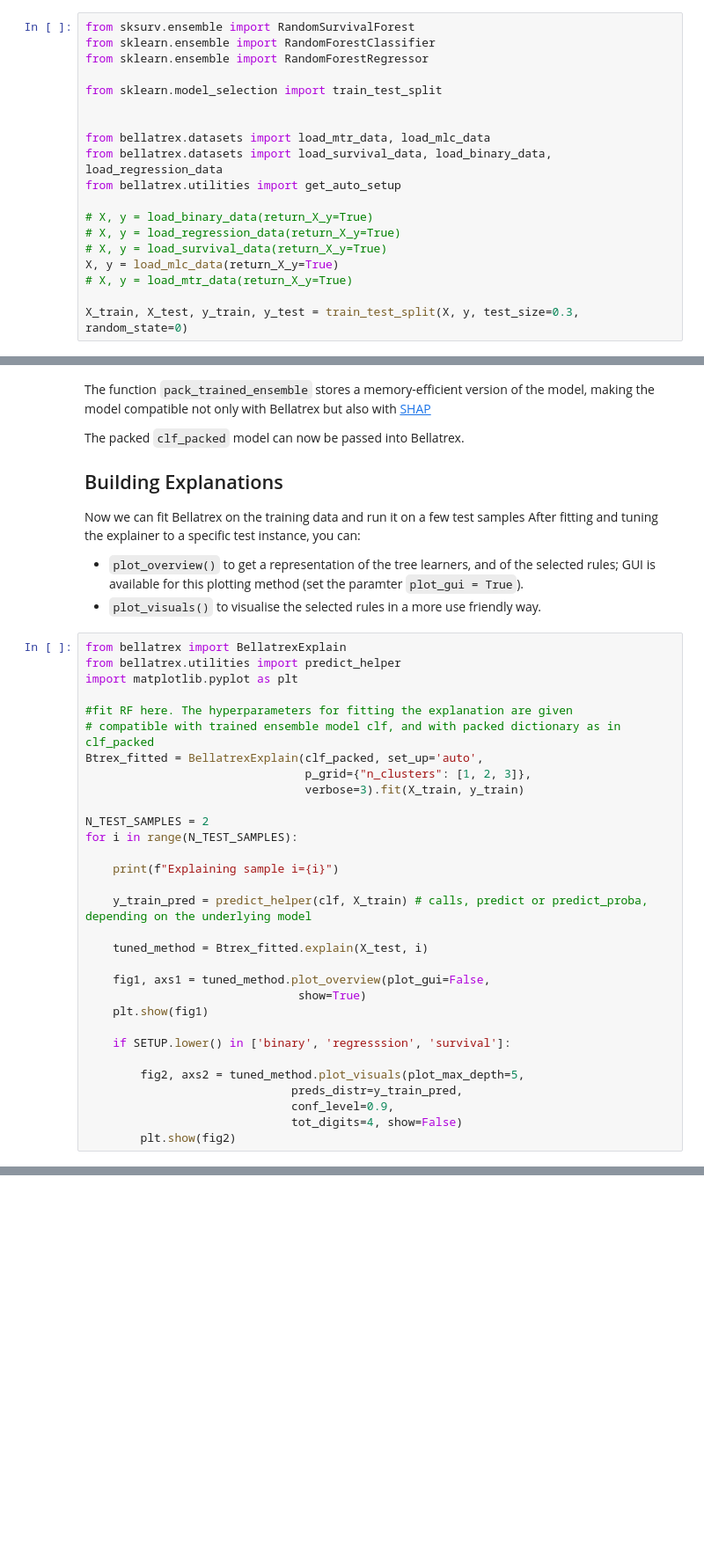
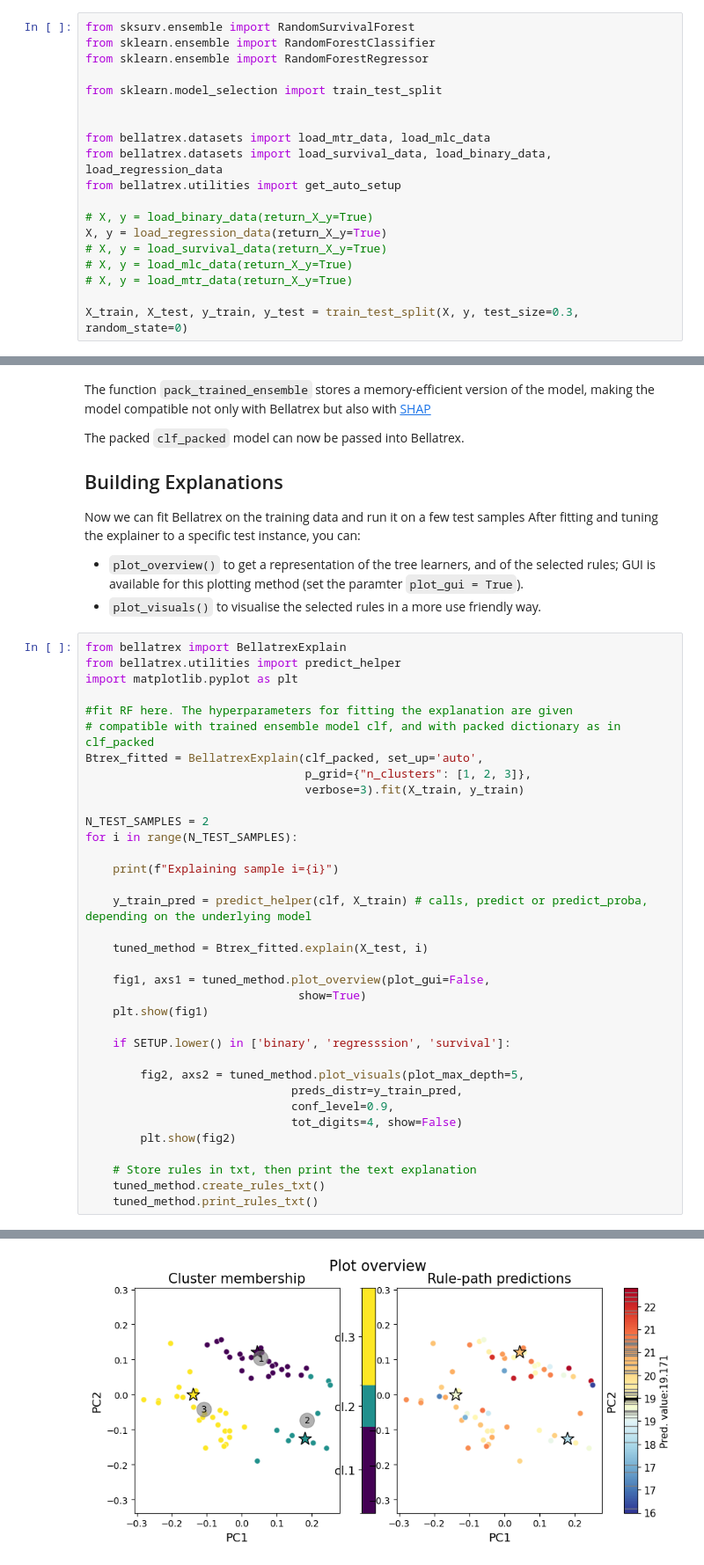
Before and after one commit to KlestDedja/Bellatrex, a Jupyter notebook: tutorial.ipynb, the cells around one changed output, grey strips where cells are left out. Shown at 88% size. Drawn from its saved outputs; the diff is of its cells as text; blank space fills up the shorter version.

```diff
--- a/tutorial.ipynb
+++ b/tutorial.ipynb
@@ -29,9 +29,9 @@ from bellatrex.datasets import load_survival_data, load_binary_data, load_regres
 from bellatrex.utilities import get_auto_setup
 
 # X, y = load_binary_data(return_X_y=True)
-# X, y = load_regression_data(return_X_y=True)
+X, y = load_regression_data(return_X_y=True)
 # X, y = load_survival_data(return_X_y=True)
-X, y = load_mlc_data(return_X_y=True)
+# X, y = load_mlc_data(return_X_y=True)
 # X, y = load_mtr_data(return_X_y=True)
 
 X_train, X_test, y_train, y_test = train_test_split(X, y, test_size=0.3, random_state=0)
@@ -114,6 +114,10 @@ for i in range(N_TEST_SAMPLES):
                               conf_level=0.9,
                               tot_digits=4, show=False)
         plt.show(fig2)
+
+    # Store rules in txt, then print the text explanation
+    tuned_method.create_rules_txt()
+    tuned_method.print_rules_txt()
 # %% [output]
 Model is already fitted, building explanation.
 oracle_sample is: None
@@ -121,0 +133 @@ Explaining sample i=0
+[figure, new version]
```
Also changed, not shown: parts of 4 cells of this notebook, 2 other files.
